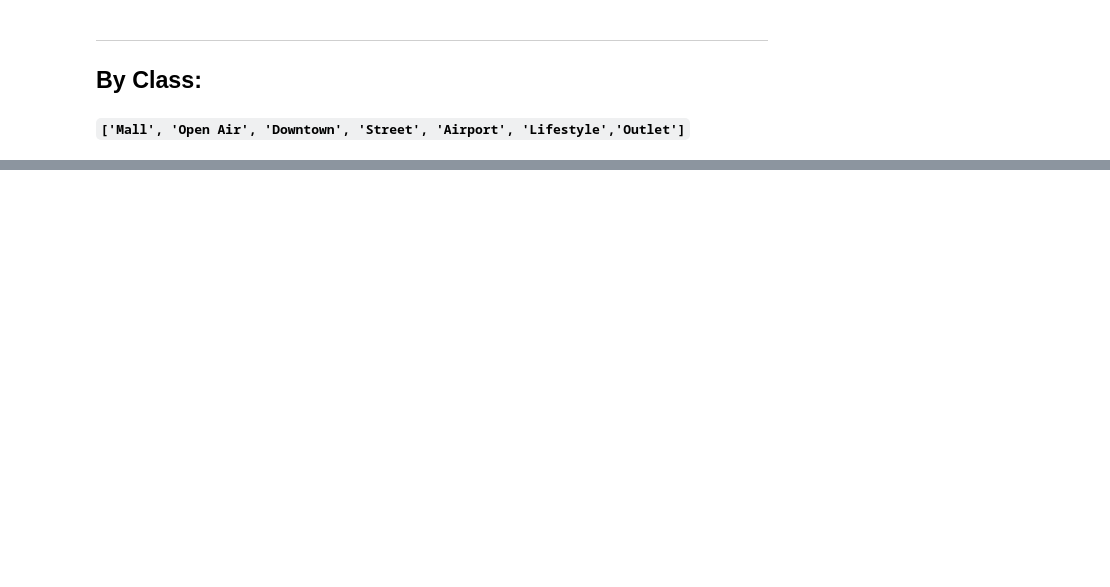
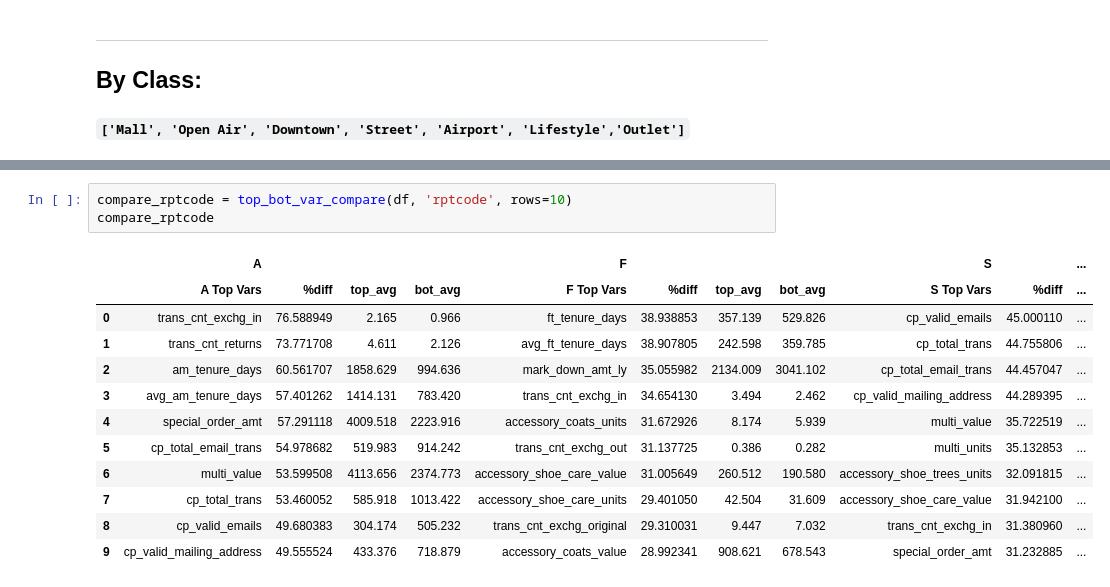
Before and after one commit to RakshandaKaukab05/Percent-comp-increase-sandals, a Jupyter notebook: serge_3_refactor_and_percentDifference_function.ipynb, the cells around one changed output, grey strips where cells are left out. Saved outputs shown, nothing was run; the diff lists cells and outputs as text; blank space fills up the shorter version.

```diff
--- a/serge_3_refactor_and_percentDifference_function.ipynb
+++ b/serge_3_refactor_and_percentDifference_function.ipynb
@@ -121,0 +125,16 @@ diff_mall = abs(abs(bot - top) / ((bot + top) * 0.5) * 100).to_frame('abs_%_diff
+# %%
+compare_rptcode = top_bot_var_compare(df, 'rptcode', rows=10)
+compare_rptcode
+# %% [output]
+|  | A |  |  |  | F |  |  |  | S |  | ... |
+|  | A Top Vars | %diff | top_avg | bot_avg | F Top Vars | %diff | top_avg | bot_avg | S Top Vars | %diff | ... |
+| 0 | trans_cnt_exchg_in | 76.588949 | 2.165 | 0.966 | ft_tenure_days | 38.938853 | 357.139 | 529.826 | cp_valid_emails | 45.000110 | ... |
+| 1 | trans_cnt_returns | 73.771708 | 4.611 | 2.126 | avg_ft_tenure_days | 38.907805 | 242.598 | 359.785 | cp_total_trans | 44.755806 | ... |
+| 2 | am_tenure_days | 60.561707 | 1858.629 | 994.636 | mark_down_amt_ly | 35.055982 | 2134.009 | 3041.102 | cp_total_email_trans | 44.457047 | ... |
+| 3 | avg_am_tenure_days | 57.401262 | 1414.131 | 783.420 | trans_cnt_exchg_in | 34.654130 | 3.494 | 2.462 | cp_valid_mailing_address | 44.289395 | ... |
+| 4 | special_order_amt | 57.291118 | 4009.518 | 2223.916 | accessory_coats_units | 31.672926 | 8.174 | 5.939 | multi_value | 35.722519 | ... |
+| 5 | cp_total_email_trans | 54.978682 | 519.983 | 914.242 | trans_cnt_exchg_out | 31.137725 | 0.386 | 0.282 | multi_units | 35.132853 | ... |
+| 6 | multi_value | 53.599508 | 4113.656 | 2374.773 | accessory_shoe_care_value | 31.005649 | 260.512 | 190.580 | accessory_shoe_trees_units | 32.091815 | ... |
+| 7 | cp_total_trans | 53.460052 | 585.918 | 1013.422 | accessory_shoe_care_units | 29.401050 | 42.504 | 31.609 | accessory_shoe_care_value | 31.942100 | ... |
+| 8 | cp_valid_emails | 49.680383 | 304.174 | 505.232 | trans_cnt_exchg_original | 29.310031 | 9.447 | 7.032 | trans_cnt_exchg_in | 31.380960 | ... |
+| 9 | cp_valid_mailing_address | 49.555524 | 433.376 | 718.879 | accessory_coats_value | 28.992341 | 908.621 | 678.543 | special_order_amt | 31.232885 | ... |
```
Also changed, not shown: parts of 18 cells of this notebook.
